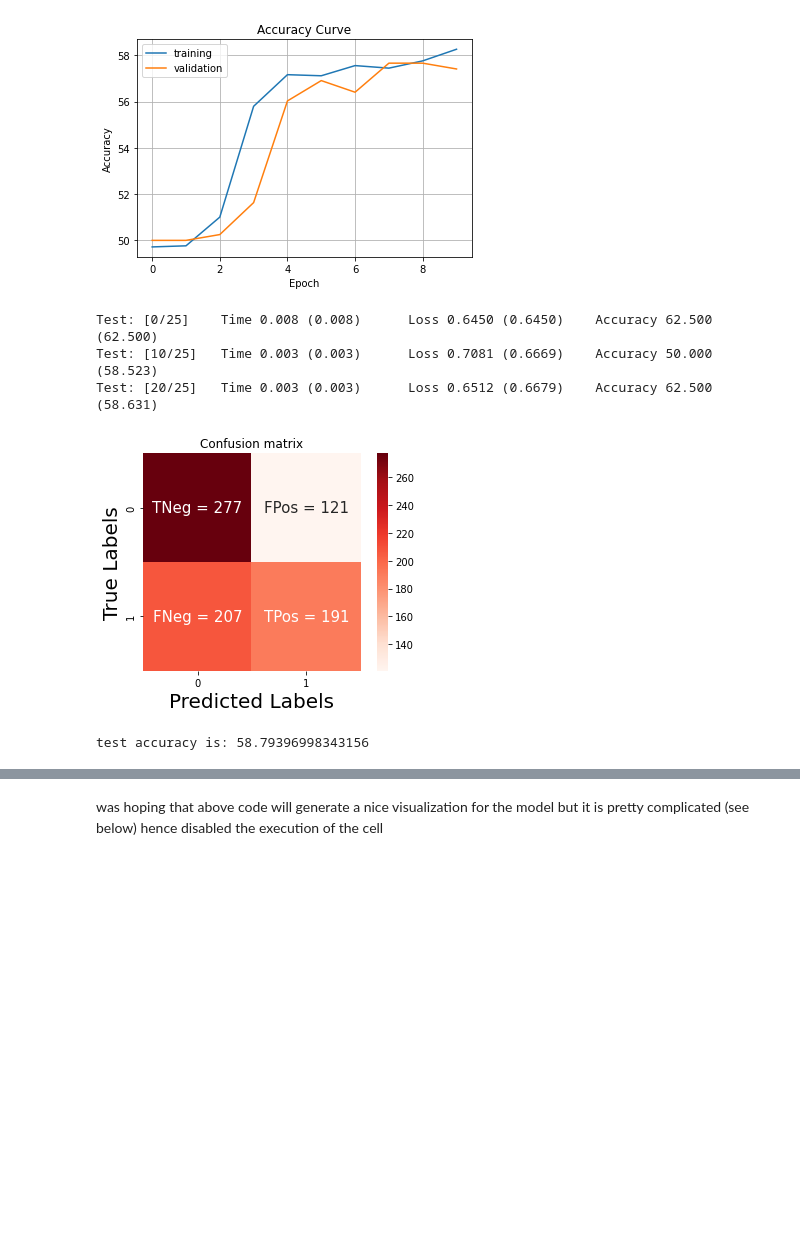
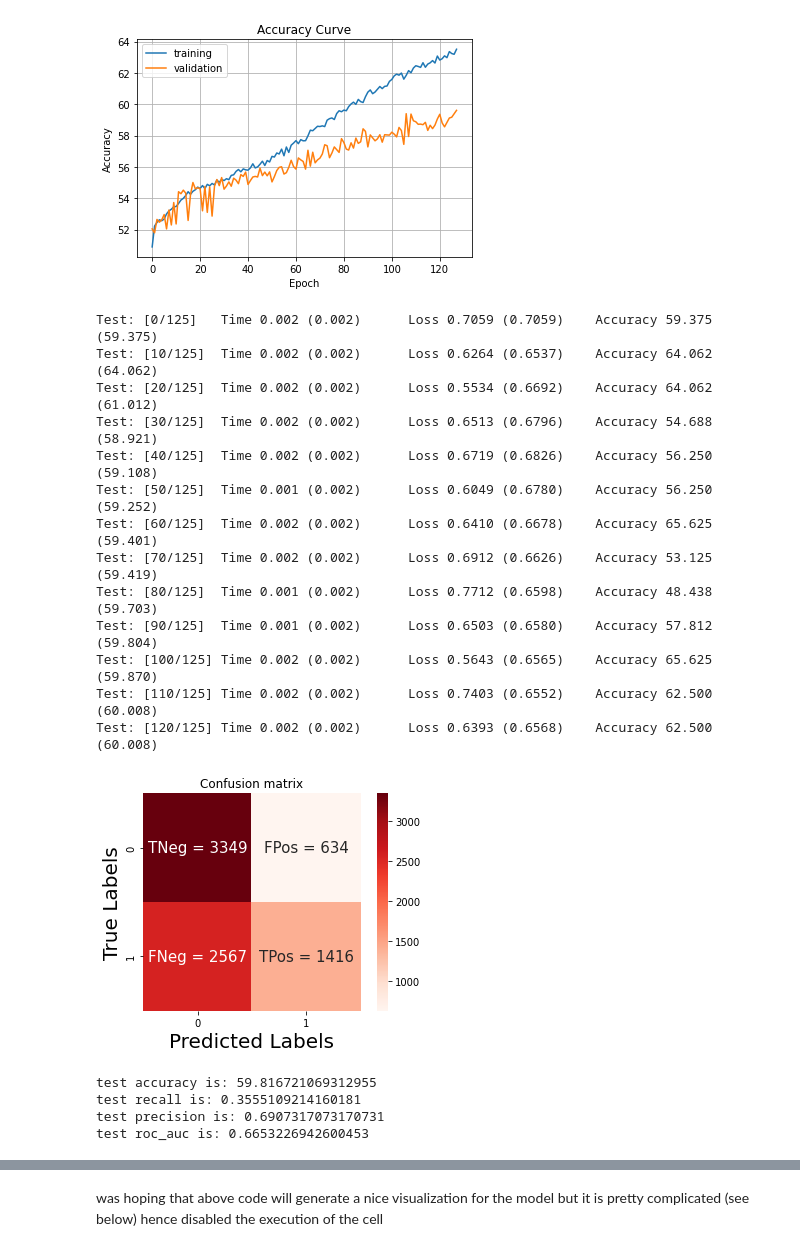
Before and after one commit to kayserim/prj_id, a Jupyter notebook: train_and_evaluate.ipynb, the cells around one changed output, grey strips where cells are left out. Drawn from its saved outputs; the diff is of its cells as text; code cells hidden in the pictures; blank space fills up the shorter version.

```diff
--- a/train_and_evaluate.ipynb
+++ b/train_and_evaluate.ipynb
@@ -25,7 +14,7 @@ from torch.utils.data import DataLoader
 import torch.optim as optim
 import pandas as pd
 import matplotlib.pyplot as plt
-from sklearn.metrics import confusion_matrix, roc_curve, roc_auc_score, RocCurveDisplay, auc, PrecisionRecallDisplay
+from sklearn.metrics import confusion_matrix, roc_curve, roc_auc_score, RocCurveDisplay, auc, PrecisionRecallDisplay, recall_score, precision_score
 import seaborn as sns
 
 from utils import train, evaluate, load_dataset, plot_learning_curves
@@ -38,8 +27,20 @@ PATH_TEST_FILE = "./data/all/XY_test_LITE.csv"
 
 # TODO need to match hyperparameters to paper
 MODEL_TYPE = 'LSTMCNN' #LR, LSTM, LSTMCNN
-NUM_EPOCHS = 10
-BATCH_SIZE = 32
+
+ALL_SETTINGS = {'LR':     {'LR':0.002,  'NUM_EPOCHS':16 ,'BATCH_SIZE':48, 'LSTM_HIDDEN_SIZE':1 ,  'LSTM_DROPOUT':1}, #hidden size and dropout are don't care for logistic regression
+                'LSTM':   {'LR':0.0004, 'NUM_EPOCHS':96 ,'BATCH_SIZE':64, 'LSTM_HIDDEN_SIZE':24 , 'LSTM_DROPOUT':0.04},
+                'LSTMCNN':{'LR':0.0008, 'NUM_EPOCHS':96 ,'BATCH_SIZE':64, 'LSTM_HIDDEN_SIZE':24 , 'LSTM_DROPOUT':0.06}
+                }
+
+NUM_EPOCHS = ALL_SETTINGS[MODEL_TYPE]['NUM_EPOCHS']
+BATCH_SIZE = ALL_SETTINGS[MODEL_TYPE]['BATCH_SIZE']
+
+class model_config:
+  LSTM_HIDDEN_SIZE = ALL_SETTINGS[MODEL_TYPE]['LSTM_HIDDEN_SIZE']
+  LSTM_NUM_LAYERS = 3 # fixed to 3 as in paper
+  LSTM_DROPOUT = ALL_SETTINGS[MODEL_TYPE]['LSTM_DROPOUT']
+
 USE_CUDA = True  # Set 'True' if you want to use GPU
 NUM_WORKERS = 0  # Number of threads used by DataLoader. You can adjust this according to your machine spec.
 
@@ -87,9 +88,9 @@ test_loader = torch.utils.data.DataLoader(test_dataset, batch_size=BATCH_SIZE, s
 if MODEL_TYPE == 'LR':
 	model = MyLR(num_features)
 elif MODEL_TYPE == 'LSTM':
-	model = MyLSTM(num_features)
+	model = MyLSTM(num_features, config=model_config)
 elif MODEL_TYPE == 'LSTMCNN':
-	model = MyLSTMCNN(num_features)
+	model = MyLSTMCNN(num_features, config=model_config)
 else:
 	raise AssertionError("Wrong Model Type!")
 
@@ -123,7 +124,7 @@ for epoch in range(NUM_EPOCHS):
 plot_learning_curves(train_losses, valid_losses, train_accuracies, valid_accuracies)
 test_loss, test_accuracy, test_results = evaluate(best_model, device, test_loader, criterion)
 y_true, y_pred, y_probs = zip(*test_results)
-y_prob = [x[1] for x in y_prob]
+y_prob = [x[1] for x in y_probs]
 cm=confusion_matrix(y_true, y_pred)
 sns.heatmap(cm, square=True, cmap='Reds', xticklabels=['0', '1'], yticklabels=['0', '1'], annot=[['TNeg = {}'.format(cm[0][0]), 'FPos = {}'.format(cm[0][1])],
                                                                                                 ['FNeg = {}'.format(cm[1][0]), 'TPos = {}'.format(cm[1][1])]], fmt="", annot_kws={"size": 15})
@@ -131,5 +132,4 @@ plt.ylabel('True Labels', fontsize=20);
 plt.xlabel('Predicted Labels', fontsize=20);
 plt.title("Confusion matrix")
 plt.show()
-print(f'test accuracy is: {test_accuracy}')
 # %% [output]
@@ -137,9 +137,28 @@ print(f'test accuracy is: {test_accuracy}')
-[figure, old version]
+[figure, new version]
-Test: [0/25]    Time 0.008 (0.008)      Loss 0.6450 (0.6450)    Accuracy 62.500 (62.500)
-Test: [10/25]   Time 0.003 (0.003)      Loss 0.7081 (0.6669)    Accuracy 50.000 (58.523)
-Test: [20/25]   Time 0.003 (0.003)      Loss 0.6512 (0.6679)    Accuracy 62.500 (58.631)
+Test: [0/125]   Time 0.002 (0.002)      Loss 0.7059 (0.7059)    Accuracy 59.375 (59.375)
+Test: [10/125]  Time 0.002 (0.002)      Loss 0.6264 (0.6537)    Accuracy 64.062 (64.062)
+Test: [20/125]  Time 0.002 (0.002)      Loss 0.5534 (0.6692)    Accuracy 64.062 (61.012)
+Test: [30/125]  Time 0.002 (0.002)      Loss 0.6513 (0.6796)    Accuracy 54.688 (58.921)
+Test: [40/125]  Time 0.002 (0.002)      Loss 0.6719 (0.6826)    Accuracy 56.250 (59.108)
+Test: [50/125]  Time 0.001 (0.002)      Loss 0.6049 (0.6780)    Accuracy 56.250 (59.252)
+Test: [60/125]  Time 0.002 (0.002)      Loss 0.6410 (0.6678)    Accuracy 65.625 (59.401)
+Test: [70/125]  Time 0.002 (0.002)      Loss 0.6912 (0.6626)    Accuracy 53.125 (59.419)
+Test: [80/125]  Time 0.001 (0.002)      Loss 0.7712 (0.6598)    Accuracy 48.438 (59.703)
+Test: [90/125]  Time 0.001 (0.002)      Loss 0.6503 (0.6580)    Accuracy 57.812 (59.804)
+Test: [100/125] Time 0.002 (0.002)      Loss 0.5643 (0.6565)    Accuracy 65.625 (59.870)
+Test: [110/125] Time 0.002 (0.002)      Loss 0.7403 (0.6552)    Accuracy 62.500 (60.008)
+Test: [120/125] Time 0.002 (0.002)      Loss 0.6393 (0.6568)    Accuracy 62.500 (60.008)
-[figure, old version]
+[figure, new version]
-test accuracy is: 58.79396998343156
+# %%
+print(f'test accuracy is: {test_accuracy}')
+print(f'test recall is: {recall_score(y_true, y_pred)}')
+print(f'test precision is: {precision_score(y_true, y_pred)}')
+print(f'test roc_auc is: {roc_auc_score(y_true, y_prob)}')
+# %% [output]
+test accuracy is: 59.816721069312955
+test recall is: 0.3555109214160181
+test precision is: 0.6907317073170731
+test roc_auc is: 0.6653226942600453
 # %%
 plot_auc(y_true, y_prob, 'LSTM+CNN')
 # %% [output]
```
Also changed, not shown: parts of 6 cells of this notebook.
